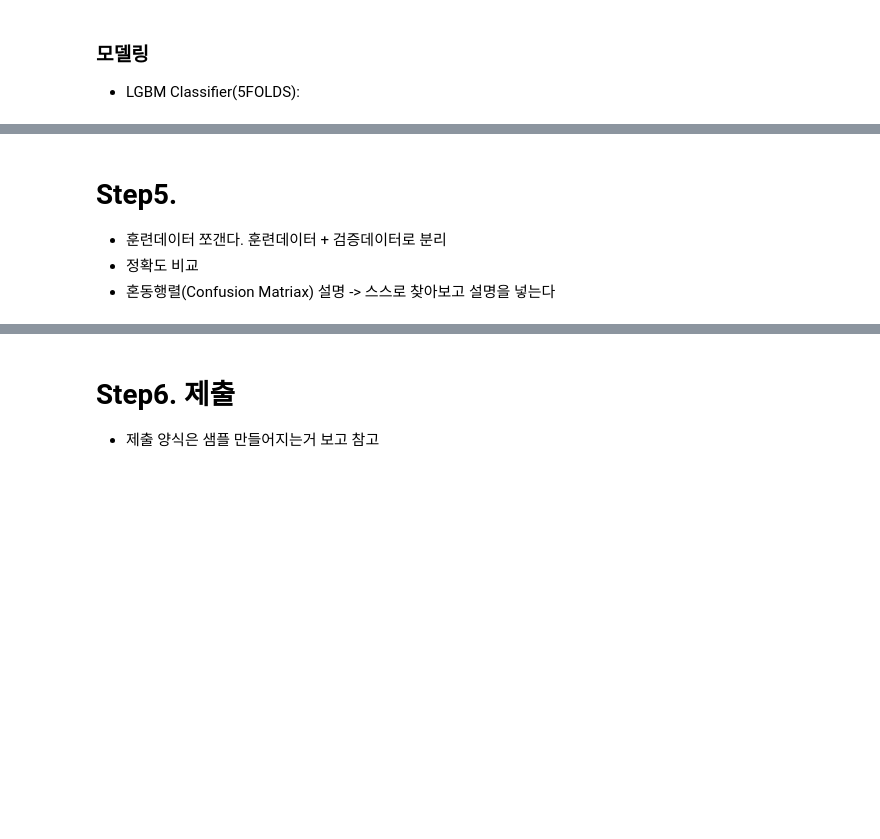
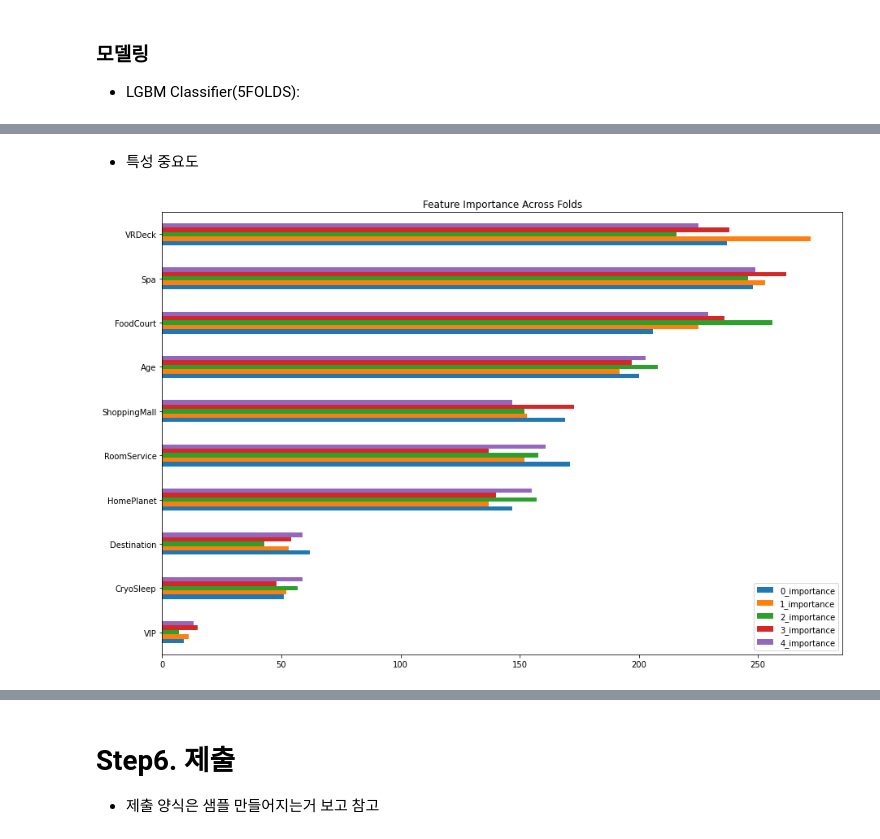
Before and after one commit to kmk3593/Project01, a Jupyter notebook: spaceTitanic/test1.ipynb, the cells around one changed output, grey strips where cells are left out. Drawn from its saved outputs; the diff is of its cells as text; code cells hidden in the pictures; blank space fills up the shorter version.

```diff
--- a/spaceTitanic/test1.ipynb
+++ b/spaceTitanic/test1.ipynb
@@ -237,6 +237,6 @@ submission.head()
 train.drop(["PassengerId"] , axis = 1 , inplace = True)
 test.drop(["PassengerId"] , axis = 1 , inplace = True)
 TARGET = 'Transported'
-FEATURES = [col for col in train.columns if col not in ['id', TARGET]]
+FEATURES = [col for col in train.columns if col != TARGET]
 RANDOM_STATE = 12
 # %%
@@ -508,33 +504,43 @@ X_train , X_test , y_train , y_test = train_test_split(X ,
 ### 모델링
 - LGBM Classifier(5FOLDS):
 # %%
-"""
+from lightgbm import LGBMClassifier
+
 lgb_params = {
     'objective' : 'binary',
-    'n_estimtors' : 50,
+    'n_estimators' :50,
     'learning_rate' : 0.08
 }
 
 lgb_predictions = 0
+lgb_scores = []
+lgb_fimp = []
+LGBM_FEATURES = list(train.columns)[:-1]
+skf = StratifiedKFold(n_splits=FOLDS, shuffle=True, random_state=RANDOM_STATE)
+for fold, (train_idx, valid_idx) in enumerate(skf.split(train[LGBM_FEATURES], train[TARGET])):
+    print(f'\033[94m')
+    print(10*"=", f"Fold={fold+1}", 10*"=")
+    start_time = time.time()
+
+    X_train, X_valid = train.iloc[train_idx][LGBM_FEATURES], train.iloc[valid_idx][LGBM_FEATURES]
+    y_train , y_valid = train[TARGET].iloc[train_idx] , train[TARGET].iloc[valid_idx]
 
     model = LGBMClassifier(**lgb_params)
     model.fit(X_train, y_train,verbose=0)
 
-    preds_valid = mode.predict(X_valid)
-    acc = accuracy_score(y_valid, pred_valid)
+    preds_valid = model.predict(X_valid)
+    acc = accuracy_score(y_valid,  preds_valid)
     lgb_scores.append(acc)
     run_time = time.time() - start_time
 
-    fim = pd.DataFrmae(indx=LGBM_FEATURES,
-                      data=model.feature_importances_,
-                      columns=[f'{fold}_importance'])
+    fim = pd.DataFrame(index=LGBM_FEATURES,
+                 data=model.feature_importances_,
+                 columns=[f'{fold}_importance'])
     lgb_fimp.append(fim)
 
-    pirnt(f"Fold={fold+1}, Accuracy score : {acc:.2f}%, Run Time: {run_tima:.2f}s")
+    print(f"Fold={fold+1}, Accuracy score: {acc:.2f}%, Run Time: {run_time:.2f}s")
     test_preds = model.predict(test[LGBM_FEATURES])
     lgb_predictions += test_preds/FOLDS
-
 print("")
-print("Mean Accuracy : ", np.mean(lgb_scores))
-"""
+print("Mean Accuracy :", np.mean(lgb_scores))
 # %% [output]
@@ -542,5 +563,9 @@ print("Mean Accuracy : ", np.mean(lgb_scores))
-# %% [markdown]
-# Step5.
-- 훈련데이터 쪼갠다. 훈련데이터 + 검증데이터로 분리
-- 정확도 비교
-- 혼동행렬(Confusion Matriax) 설명 -> 스스로 찾아보고 설명을 넣는다
+# %% [markdown]
+- 특성 중요도
+# %%
+lgbm_fis_df = pd.concat(lgb_fimp, axis=1).head(15)
+lgbm_fis_df.sort_values('1_importance').plot(kind='barh', figsize=(15, 10),
+                                       title='Feature Importance Across Folds')
+plt.show()
+# %% [output]
+[figure, added]
```
Also changed, not shown: parts of 11 cells of this notebook.
